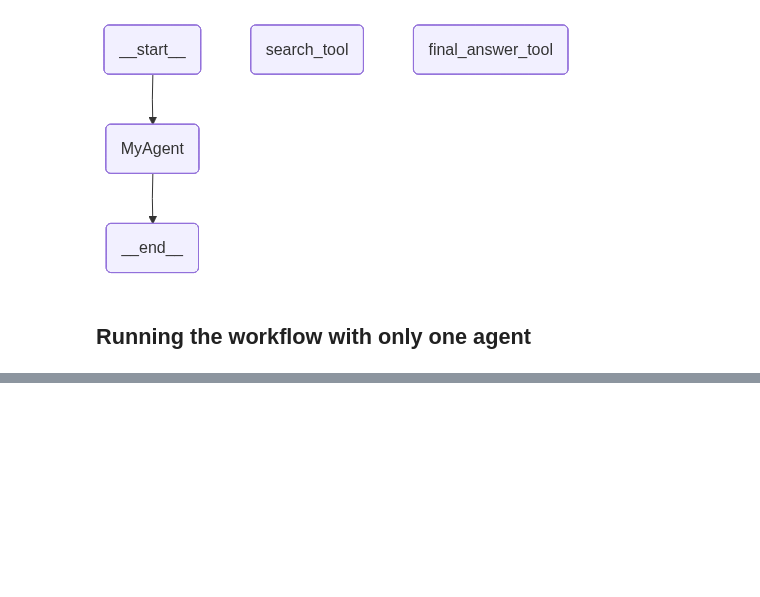
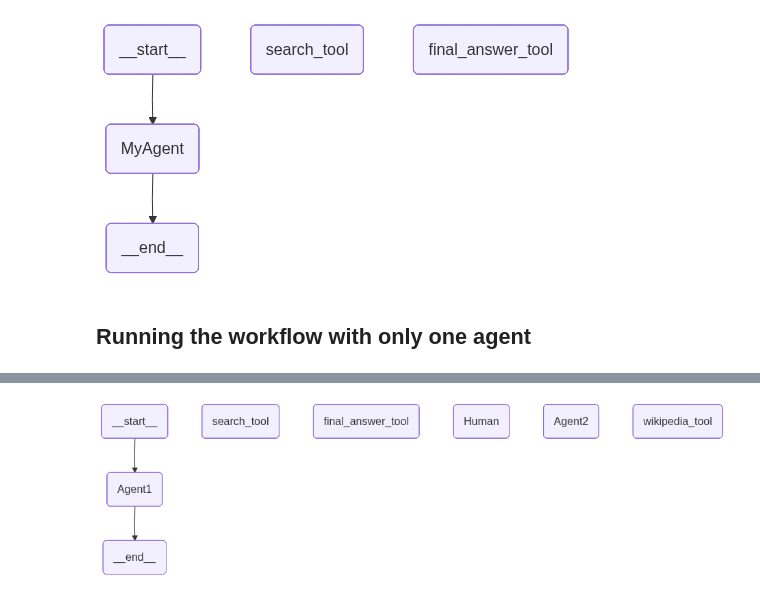
Before and after one commit to Krupique/agentics-ai-studies, a Jupyter notebook: 04-langgraph-ollama-agent/main.ipynb, the cells around one changed output, grey strips where cells are left out. Cells and saved outputs as stored; diff of their text form; code cells hidden in the pictures; blank space fills up the shorter version.

Commit message:
feat: basic langgraph implementation

```diff
--- a/04-langgraph-ollama-agent/main.ipynb
+++ b/04-langgraph-ollama-agent/main.ipynb
@@ -455,0 +462,5 @@ initial_state
+# %%
+# Including the new tool on the tools dict
+dic_tools = {"search_tool":search_tool,
+             "final_answer_tool":final_answer_tool,
+             "wikipedia_tool":wikipedia_tool}
@@ -455,0 +493,40 @@ initial_state
+# %%
+# Waiting for human interaction (without automatic implementation)
+def human_node(state):
+    pass
+# %%
+# Conditional edges for human interaction (manual decision making)
+def human_edges(state):
+    print("--- Human ---")
+    user_feedback = input("Shall I continue? [s/n] --> ")
+
+    next_node = "Agent2" if user_feedback.lower()[0] == "s" else END
+    print("Next Node:", next_node)
+    return next_node
+# %%
+workflow = StateGraph(State)
+########################## Agente 1 ##########################
+workflow.add_node(node = "Agent1", action = agent_node)
+workflow.set_entry_point(key = "Agent1")
+workflow.add_node(node = "search_tool", action = agent_node_tool)
+workflow.add_node(node = "final_answer_tool", action = agent_node_tool)
+workflow.add_edge(start_key = "search_tool", end_key = "Agent1")
+workflow.add_conditional_edges(source = "Agent1", path = condicional_edges)
+
+########################## Humano ##########################
+workflow.add_node(node = "Human", action = human_node)
+workflow.add_conditional_edges(source = "final_answer_tool", path = human_edges)
+
+########################## Agente 2 ##########################
+workflow.add_node(node = "Agent2", action = agent_node_2)
+workflow.add_node(node = "wikipedia_tool", action = agent_node_tool)
+workflow.add_edge(start_key = "wikipedia_tool", end_key = "Agent2")
+workflow.add_conditional_edges(source = "Agent2", path = condicional_edges)
+
+########################## End ##########################
+g2 = workflow.compile()
+# %%
+# Plot
+display(Image(g2.get_graph().draw_mermaid_png(draw_method = MermaidDrawMethod.API)))
+# %% [output]
+[figure, added]
```
Also changed, not shown: parts of 18 cells of this notebook.
